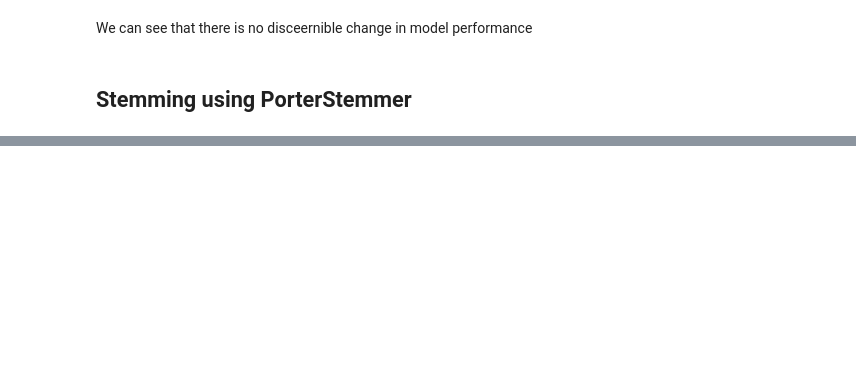
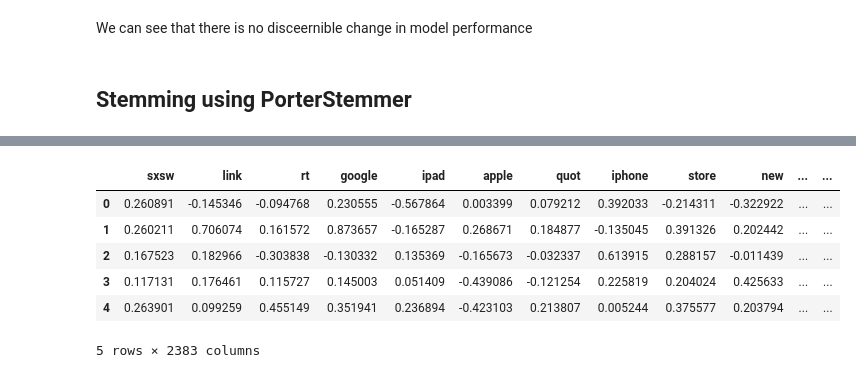
Before and after one commit to rahulakrish/customer_sentiment_analysis, a Jupyter notebook: project.ipynb, the cells around one changed output, grey strips where cells are left out. Saved outputs shown, nothing was run; the diff lists cells and outputs as text; code cells hidden in the pictures; blank space fills up the shorter version.

```diff
--- a/project.ipynb
+++ b/project.ipynb
@@ -666,0 +731,6 @@ print(classification_report(y_test2,predictions,target_names=names))
+# %%
+#instantiate the vect
+model = Word2Vec(df['text_token'], vector_size=100, window=2, min_count=5,sg=1)
+
+#train the model
+model.train(df['text_token'],epochs=10,total_examples=model.corpus_count)
@@ -666,0 +781,4 @@ print(classification_report(y_test2,predictions,target_names=names))
+# %%
+#getting the list of words from the model
+words = list(model.wv.index_to_key)
+words[0:10]
@@ -666,0 +796,4 @@ print(classification_report(y_test2,predictions,target_names=names))
+# %%
+#getting the vectors assocated with each of those words
+vector_list = [model.wv[word] for word in words]
+vector_list[0]
@@ -666,0 +818,13 @@ print(classification_report(y_test2,predictions,target_names=names))
+# %%
+#creating a df
+word_vect_zip = dict(zip(words,vector_list))
+word_vect_df = pd.DataFrame(word_vect_zip)
+word_vect_df.head()
+# %% [output]
+|  | sxsw | link | rt | google | ipad | apple | quot | iphone | store | new | ... | ... |
+| 0 | 0.260891 | -0.145346 | -0.094768 | 0.230555 | -0.567864 | 0.003399 | 0.079212 | 0.392033 | -0.214311 | -0.322922 | ... | ... |
+| 1 | 0.260211 | 0.706074 | 0.161572 | 0.873657 | -0.165287 | 0.268671 | 0.184877 | -0.135045 | 0.391326 | 0.202442 | ... | ... |
+| 2 | 0.167523 | 0.182966 | -0.303838 | -0.130332 | 0.135369 | -0.165673 | -0.032337 | 0.613915 | 0.288157 | -0.011439 | ... | ... |
+| 3 | 0.117131 | 0.176461 | 0.115727 | 0.145003 | 0.051409 | -0.439086 | -0.121254 | 0.225819 | 0.204024 | 0.425633 | ... | ... |
+| 4 | 0.263901 | 0.099259 | 0.455149 | 0.351941 | 0.236894 | -0.423103 | 0.213807 | 0.005244 | 0.375577 | 0.203794 | ... | ... |
+5 rows × 2383 columns
```
Also changed, not shown: parts of 49 cells of this notebook.
